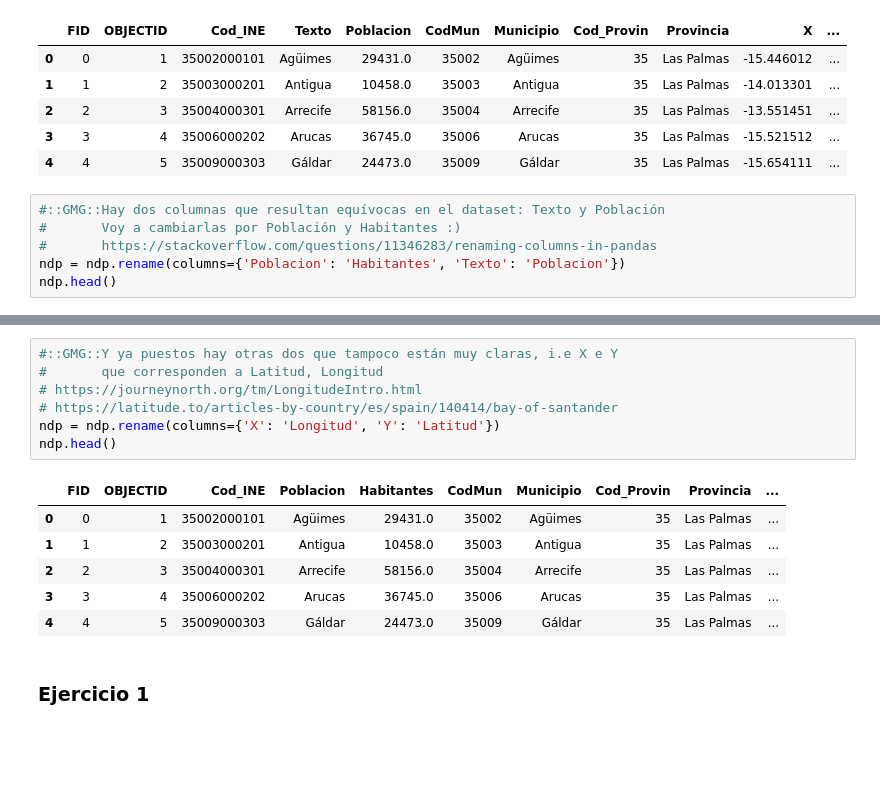
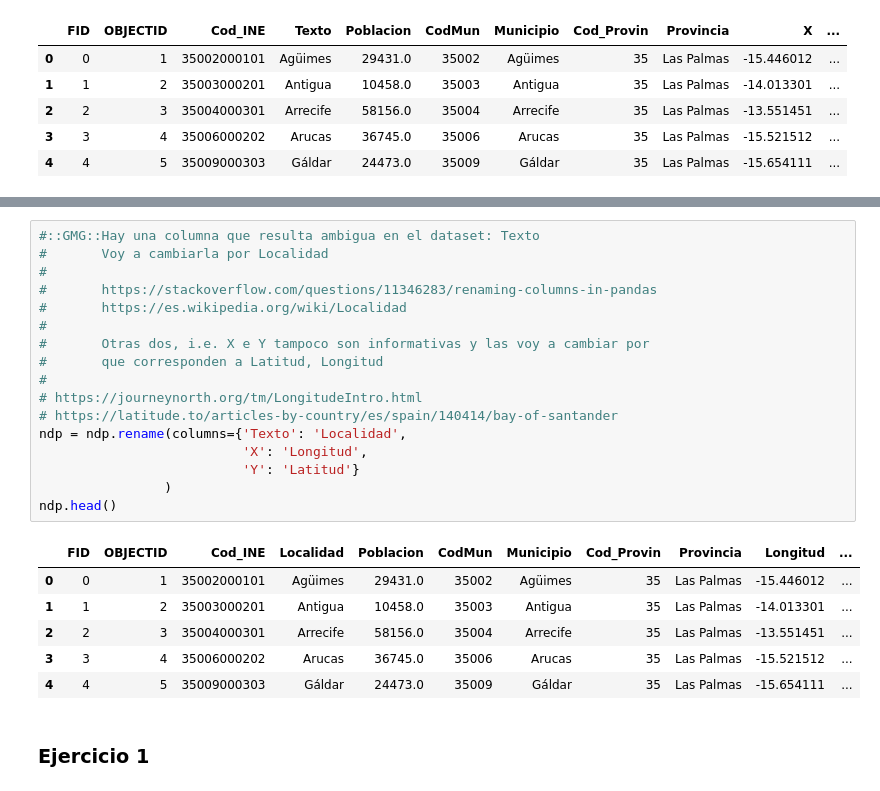
Before and after one commit to yerartdev/uc-m1967-mdsi, a Jupyter notebook: d8/TareaPandas.ipynb, the cells around one changed output, grey strips where cells are left out. Cells and saved outputs as stored; diff of their text form; blank space fills up the shorter version.

Commit message:
Tarea Pandas - fix nombre columnas: Localidad, Latitud, Longitud; fix ejercicios 1 a 5; haversine para ejercicio 6

```diff
--- a/d8/TareaPandas.ipynb
+++ b/d8/TareaPandas.ipynb
@@ -56,9 +56,3 @@ ndp.head()
 | 2 | 2 | 3 | 35004000301 | Arrecife | 58156.0 | 35004 | Arrecife | 35 | Las Palmas | -13.551451 | ... |
 | 3 | 3 | 4 | 35006000202 | Arucas | 36745.0 | 35006 | Arucas | 35 | Las Palmas | -15.521512 | ... |
 | 4 | 4 | 5 | 35009000303 | Gáldar | 24473.0 | 35009 | Gáldar | 35 | Las Palmas | -15.654111 | ... |
-# %%
-#::GMG::Hay dos columnas que resultan equívocas en el dataset: Texto y Población
-#       Voy a cambiarlas por Población y Habitantes :)
-#       https://stackoverflow.com/questions/11346283/renaming-columns-in-pandas
-ndp = ndp.rename(columns={'Poblacion': 'Habitantes', 'Texto': 'Poblacion'})
-ndp.head()
@@ -72,17 +59,27 @@ ndp.head()
 # %%
-#::GMG::Y ya puestos hay otras dos que tampoco están muy claras, i.e X e Y
+#::GMG::Hay una columna que resulta ambigua en el dataset: Texto
+#       Voy a cambiarla por Localidad
+#
+#       https://stackoverflow.com/questions/11346283/renaming-columns-in-pandas
+#       https://es.wikipedia.org/wiki/Localidad
+#
+#       Otras dos, i.e. X e Y tampoco son informativas y las voy a cambiar por
 #       que corresponden a Latitud, Longitud
+#
 # https://journeynorth.org/tm/LongitudeIntro.html
 # https://latitude.to/articles-by-country/es/spain/140414/bay-of-santander
-ndp = ndp.rename(columns={'X': 'Longitud', 'Y': 'Latitud'})
+ndp = ndp.rename(columns={'Texto': 'Localidad',
+                          'X': 'Longitud',
+                          'Y': 'Latitud'}
+                )
 ndp.head()
 # %% [output]
-|  | FID | OBJECTID | Cod_INE | Poblacion | Habitantes | CodMun | Municipio | Cod_Provin | Provincia | ... |
-| 0 | 0 | 1 | 35002000101 | Agüimes | 29431.0 | 35002 | Agüimes | 35 | Las Palmas | ... |
-| 1 | 1 | 2 | 35003000201 | Antigua | 10458.0 | 35003 | Antigua | 35 | Las Palmas | ... |
-| 2 | 2 | 3 | 35004000301 | Arrecife | 58156.0 | 35004 | Arrecife | 35 | Las Palmas | ... |
-| 3 | 3 | 4 | 35006000202 | Arucas | 36745.0 | 35006 | Arucas | 35 | Las Palmas | ... |
-| 4 | 4 | 5 | 35009000303 | Gáldar | 24473.0 | 35009 | Gáldar | 35 | Las Palmas | ... |
+|  | FID | OBJECTID | Cod_INE | Localidad | Poblacion | CodMun | Municipio | Cod_Provin | Provincia | Longitud | ... |
+| 0 | 0 | 1 | 35002000101 | Agüimes | 29431.0 | 35002 | Agüimes | 35 | Las Palmas | -15.446012 | ... |
+| 1 | 1 | 2 | 35003000201 | Antigua | 10458.0 | 35003 | Antigua | 35 | Las Palmas | -14.013301 | ... |
+| 2 | 2 | 3 | 35004000301 | Arrecife | 58156.0 | 35004 | Arrecife | 35 | Las Palmas | -13.551451 | ... |
+| 3 | 3 | 4 | 35006000202 | Arucas | 36745.0 | 35006 | Arucas | 35 | Las Palmas | -15.521512 | ... |
+| 4 | 4 | 5 | 35009000303 | Gáldar | 24473.0 | 35009 | Gáldar | 35 | Las Palmas | -15.654111 | ... |
 # %% [markdown]
 ###  **Ejercicio 1**
 # %% [markdown]
```
Also changed, not shown: parts of 18 cells of this notebook.
